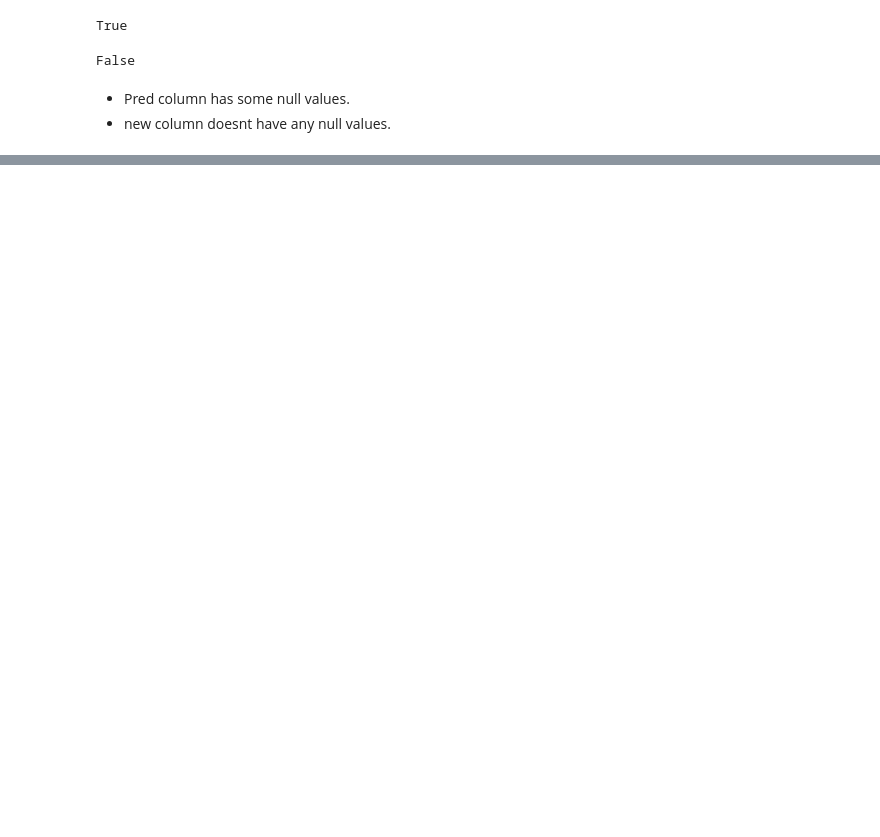
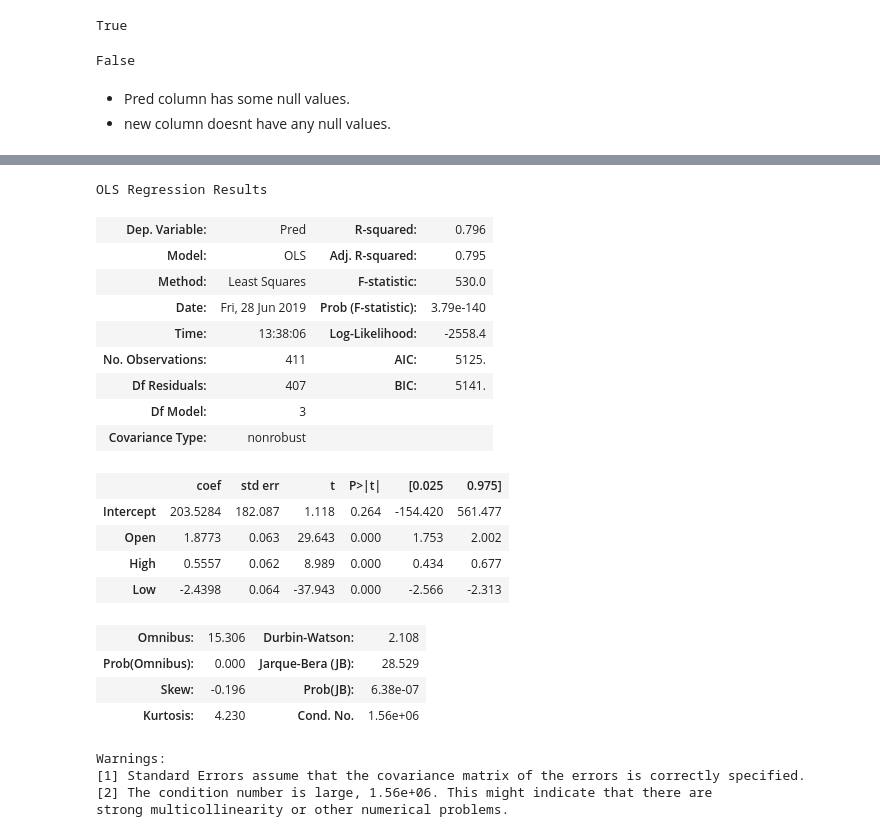
Before and after one commit to atkrish0/securitized-asset-analysis, a Jupyter notebook: 3 - Regression - Beta Calculation.ipynb, the cells around one changed output, grey strips where cells are left out. Cells and saved outputs as stored; diff of their text form; code cells hidden in the pictures; blank space fills up the shorter version.

```diff
--- a/3 - Regression - Beta Calculation.ipynb
+++ b/3 - Regression - Beta Calculation.ipynb
@@ -61,0 +70,26 @@ False
+# %%
+lm_Pred.summary()
+# %% [output]
+OLS Regression Results
+| Dep. Variable: | Pred | R-squared: | 0.796 |
+| Model: | OLS | Adj. R-squared: | 0.795 |
+| Method: | Least Squares | F-statistic: | 530.0 |
+| Date: | Fri, 28 Jun 2019 | Prob (F-statistic): | 3.79e-140 |
+| Time: | 13:38:06 | Log-Likelihood: | -2558.4 |
+| No. Observations: | 411 | AIC: | 5125. |
+| Df Residuals: | 407 | BIC: | 5141. |
+| Df Model: | 3 |  |  |
+| Covariance Type: | nonrobust |  |  |
+|  | coef | std err | t | P>|t| | [0.025 | 0.975] |
+| Intercept | 203.5284 | 182.087 | 1.118 | 0.264 | -154.420 | 561.477 |
+| Open | 1.8773 | 0.063 | 29.643 | 0.000 | 1.753 | 2.002 |
+| High | 0.5557 | 0.062 | 8.989 | 0.000 | 0.434 | 0.677 |
+| Low | -2.4398 | 0.064 | -37.943 | 0.000 | -2.566 | -2.313 |
+| Omnibus: | 15.306 | Durbin-Watson: | 2.108 |
+| Prob(Omnibus): | 0.000 | Jarque-Bera (JB): | 28.529 |
+| Skew: | -0.196 | Prob(JB): | 6.38e-07 |
+| Kurtosis: | 4.230 | Cond. No. | 1.56e+06 |
+Warnings:
+[1] Standard Errors assume that the covariance matrix of the errors is correctly specified.
+[2] The condition number is large, 1.56e+06. This might indicate that there are
+strong multicollinearity or other numerical problems.
```
Also changed, not shown: parts of 4 cells of this notebook.
